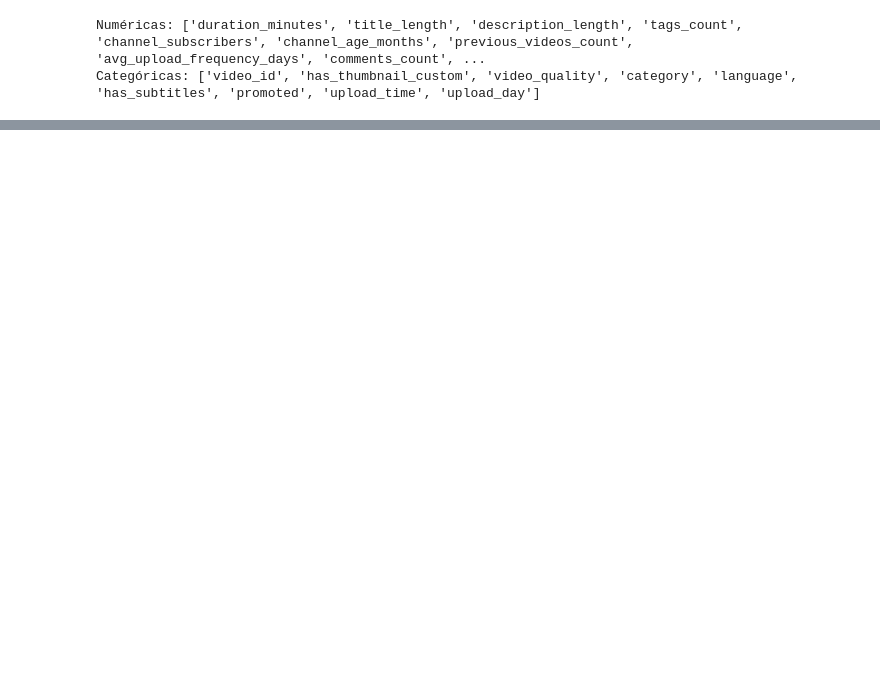
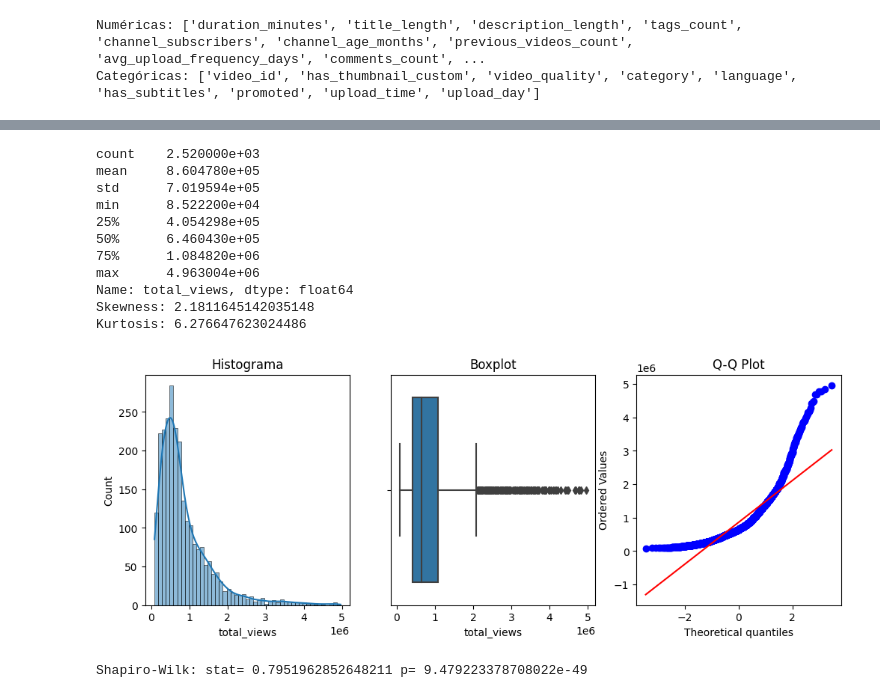
Before and after one commit to dedueardo/uninassau-atividade-alunos-ml-regressao, a Jupyter notebook: notebooks/01_EDA.ipynb, the cells around one changed output, grey strips where cells are left out. Drawn from its saved outputs; the diff is of its cells as text; code cells hidden in the pictures; blank space fills up the shorter version.

```diff
--- a/notebooks/01_EDA.ipynb
+++ b/notebooks/01_EDA.ipynb
@@ -100,0 +137,36 @@ Categóricas: ['video_id', 'has_thumbnail_custom', 'video_quality', 'category',
+# %%
+alvo = "total_views"
+print(df[alvo].describe())
+print("Skewness:", stats.skew(df[alvo].dropna()))
+print("Kurtosis:", stats.kurtosis(df[alvo].dropna()))
+
+plt.figure(figsize=(12,4))
+plt.subplot(1,3,1)
+sns.histplot(df[alvo], kde=True)
+plt.title("Histograma")
+
+plt.subplot(1,3,2)
+sns.boxplot(x=df[alvo])
+plt.title("Boxplot")
+
+plt.subplot(1,3,3)
+stats.probplot(df[alvo], dist="norm", plot=plt)
+plt.title("Q-Q Plot")
+plt.show()
+
+stat, p = stats.shapiro(df[alvo].dropna())
+print("Shapiro-Wilk: stat=", stat, "p=", p)
+# %% [output]
+count    2.520000e+03
+mean     8.604780e+05
+std      7.019594e+05
+min      8.522200e+04
+25%      4.054298e+05
+50%      6.460430e+05
+75%      1.084820e+06
+max      4.963004e+06
+Name: total_views, dtype: float64
+Skewness: 2.1811645142035148
+Kurtosis: 6.276647623024486
+[figure, added]
+Shapiro-Wilk: stat= 0.7951962852648211 p= 9.479223378708022e-49
```
Also changed, not shown: parts of 25 cells of this notebook.
